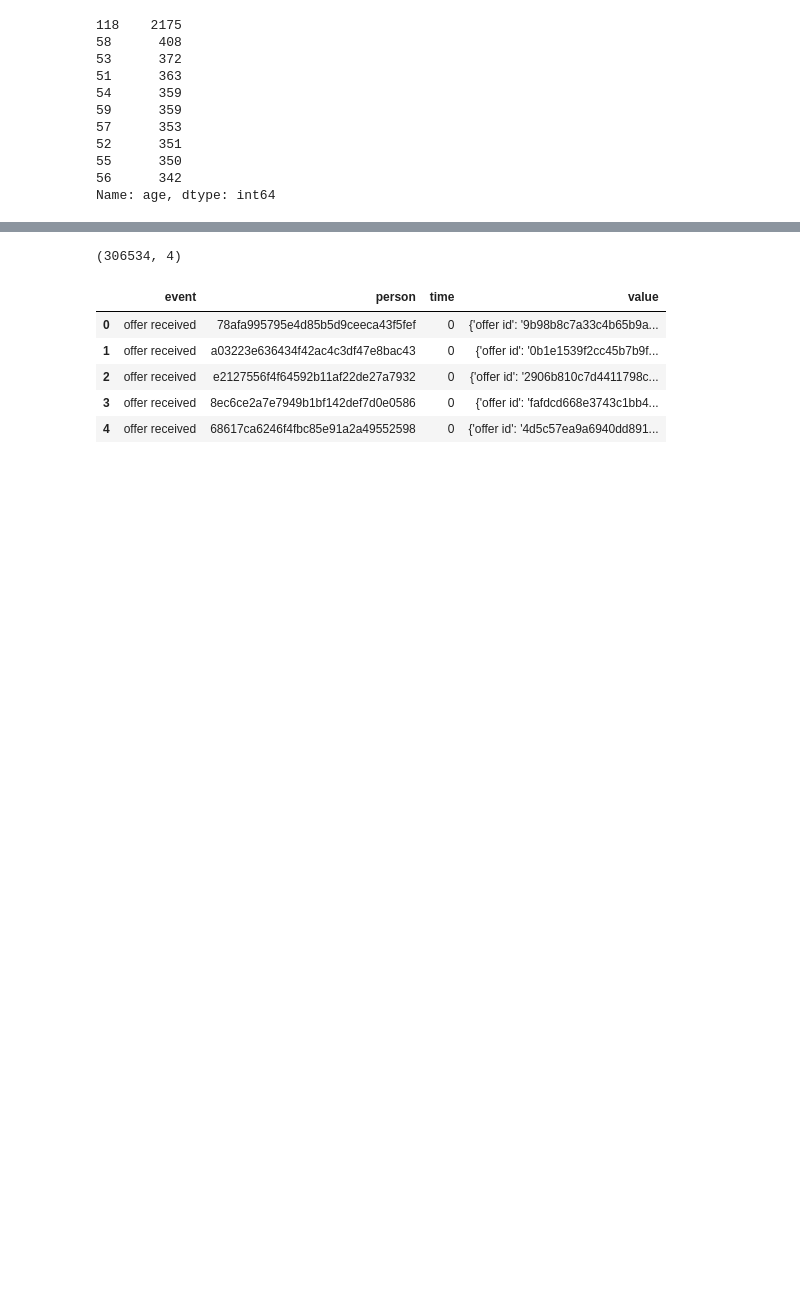
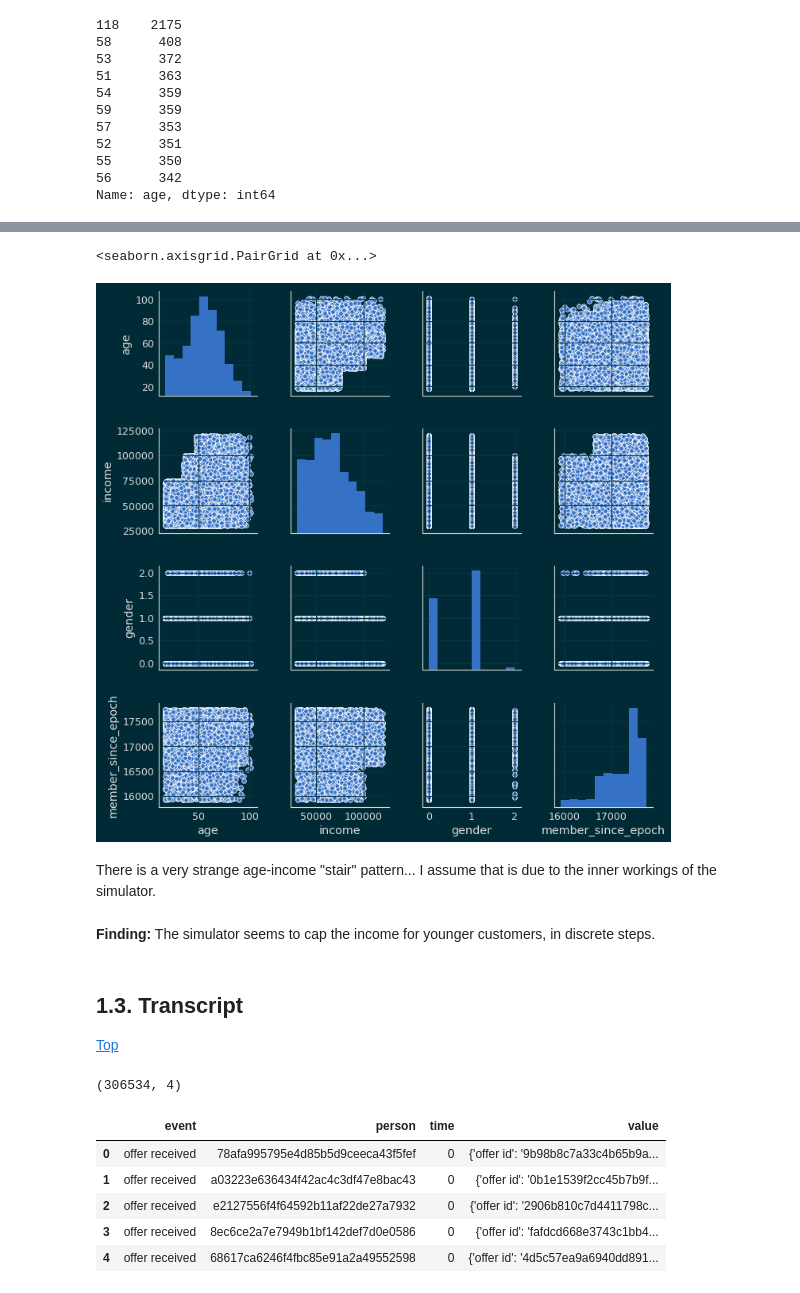
Before and after one commit to mtasende/starbucks-advertising, a Jupyter notebook: notebooks/Starbucks_Capstone_notebook.ipynb, the cells around one changed output, grey strips where cells are left out. Saved outputs shown, nothing was run; the diff lists cells and outputs as text; code cells hidden in the pictures; blank space fills up the shorter version.

```diff
--- a/notebooks/Starbucks_Capstone_notebook.ipynb
+++ b/notebooks/Starbucks_Capstone_notebook.ipynb
@@ -155,3 +324,18 @@ Clearly, 118 is the number to represent NaN. It's very likely that there are 217
+# %%
+sns.pairplot(profile[['age',
+                      'income',
+                      'gender',
+                      'member_since_epoch']].dropna())
+# %% [output]
+<seaborn.axisgrid.PairGrid at 0x...>
+[figure, added]
+# %% [markdown]
+There is a very strange age-income "stair" pattern... I assume that is due to the inner workings of the simulator.
+# %% [markdown]
+**Finding:** The simulator seems to cap the income for younger customers, in discrete steps.
+# %% [markdown]
+## 1.3. Transcript <a id='transcript'></a>
+[Top](#top)
 # %%
 print(transcript.shape)
 transcript.head()
```
Also changed, not shown: parts of 71 cells of this notebook, 1 other file.
